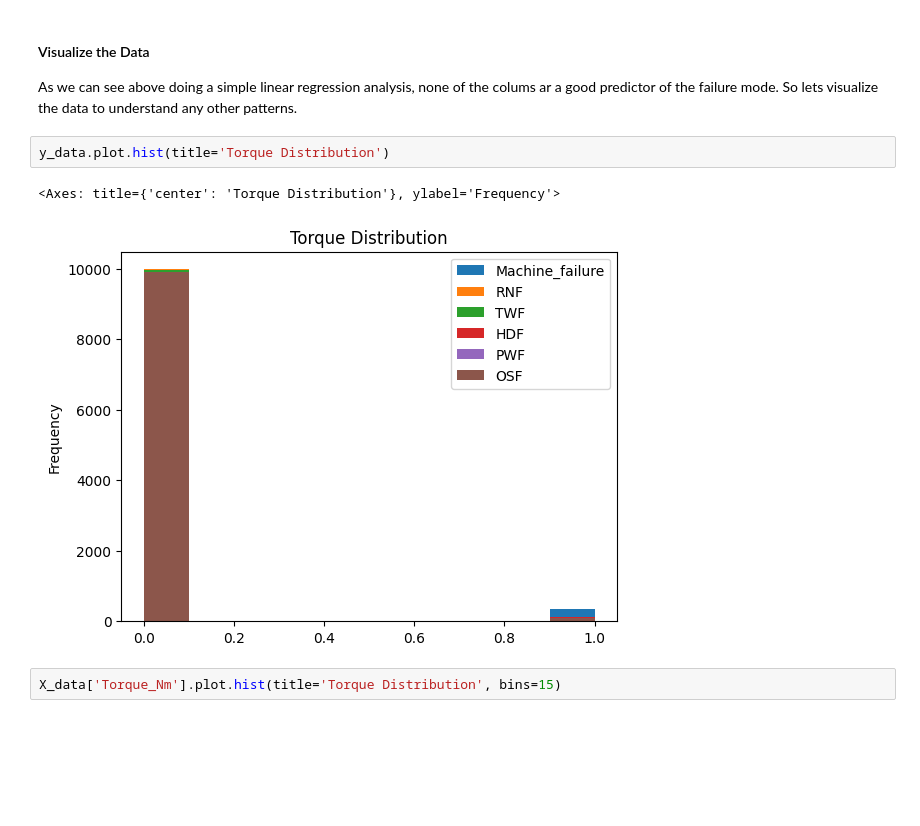
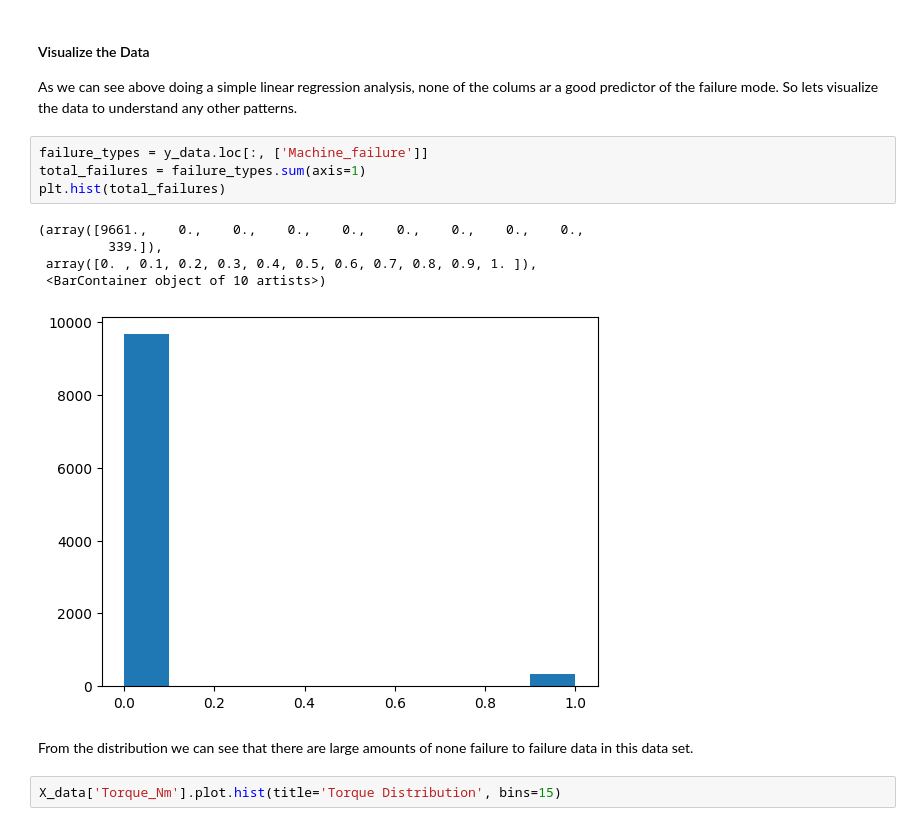
Before and after one commit to unemallan/Unsupervised-Learning-Final-Project, a Jupyter notebook: predictive_maintance_milling_machine.ipynb, the cells around one changed output. Saved outputs shown, nothing was run; the diff lists cells and outputs as text; blank space fills up the shorter version.

```diff
--- a/predictive_maintance_milling_machine.ipynb
+++ b/predictive_maintance_milling_machine.ipynb
@@ -294,11 +296,18 @@ Torque_Nm  :  0.03660363896936447
 # %% [markdown]
 #### Visualize the Data
 As we can see above doing a simple linear regression analysis, none of the colums ar a good predictor of the failure mode. So lets visualize the data to understand any other patterns.
-# %%
-y_data.plot.hist(title='Torque Distribution')
-# %% [output]
-<Axes: title={'center': 'Torque Distribution'}, ylabel='Frequency'>
-[figure, removed]
+# %%
+failure_types = y_data.loc[:, ['Machine_failure']]
+total_failures = failure_types.sum(axis=1)
+plt.hist(total_failures)
+# %% [output]
+(array([9661.,    0.,    0.,    0.,    0.,    0.,    0.,    0.,    0.,
+         339.]),
+ array([0. , 0.1, 0.2, 0.3, 0.4, 0.5, 0.6, 0.7, 0.8, 0.9, 1. ]),
+ <BarContainer object of 10 artists>)
+[figure, added]
+# %% [markdown]
+From the distribution we can see that there are large amounts of none failure to failure data in this data set.
 # %%
 X_data['Torque_Nm'].plot.hist(title='Torque Distribution', bins=15)
 # %% [output]
```
Also changed, not shown: parts of 25 cells of this notebook.
